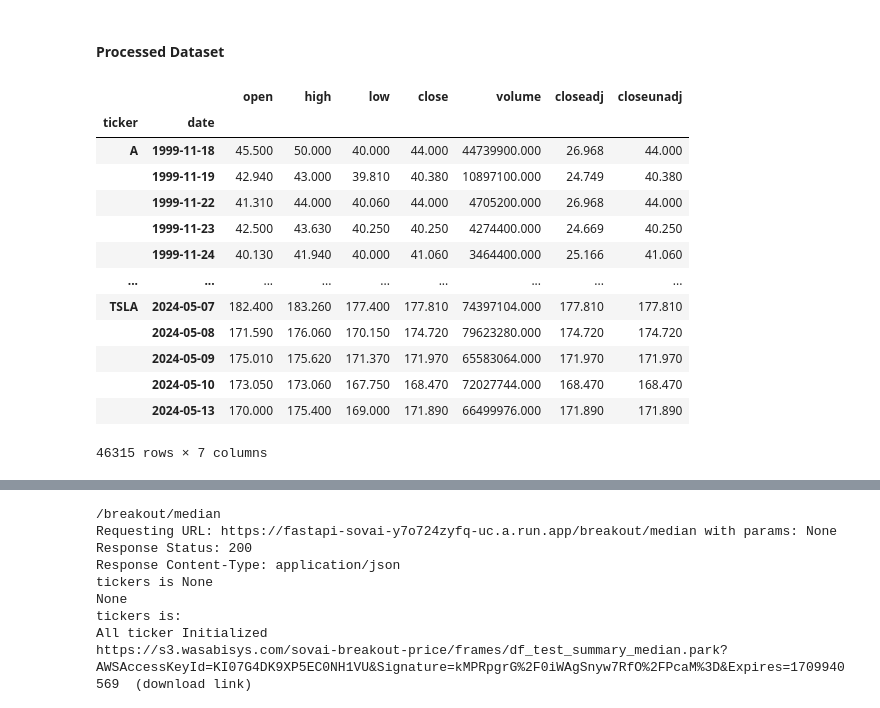
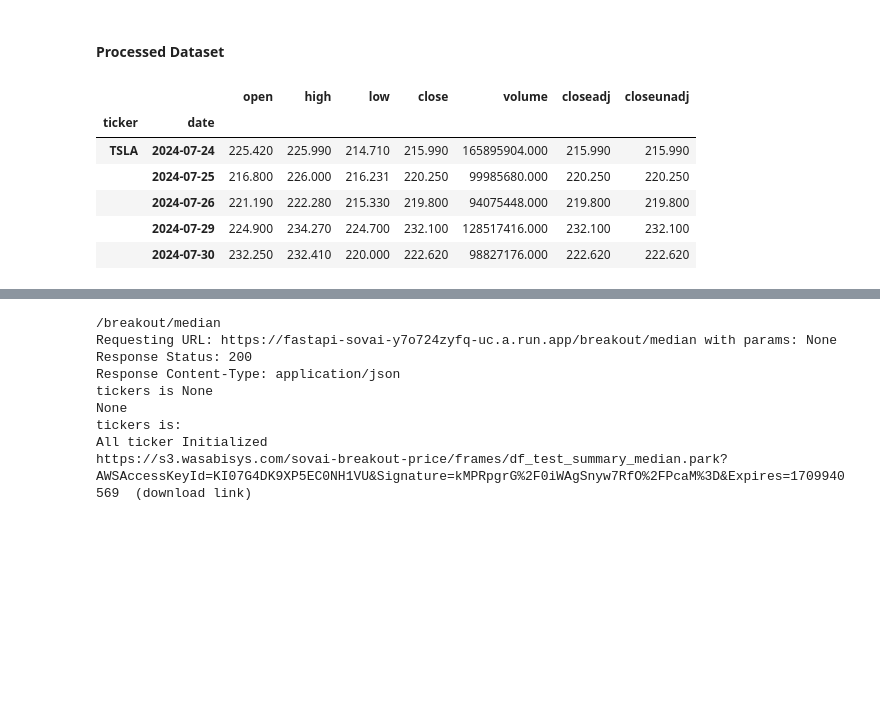
Before and after one commit to souzatharsis/sovai-public, a Jupyter notebook: notebooks/datasets/Pricing and Market Data.ipynb, the cells around one changed output, grey strips where cells are left out. Cells and saved outputs as stored; diff of their text form; code cells hidden in the pictures; blank space fills up the shorter version.

```diff
--- a/notebooks/datasets/Pricing and Market Data.ipynb
+++ b/notebooks/datasets/Pricing and Market Data.ipynb
@@ -109,20 +14,13 @@ def hello_gcs(cloud_event):
 # %%
-df_price
+df_price.tail()
 # %% [output]
 |  |  | open | high | low | close | volume | closeadj | closeunadj |
 | ticker | date |  |  |  |  |  |  |  |
-| A | 1999-11-18 | 45.500 | 50.000 | 40.000 | 44.000 | 44739900.000 | 26.968 | 44.000 |
-|  | 1999-11-19 | 42.940 | 43.000 | 39.810 | 40.380 | 10897100.000 | 24.749 | 40.380 |
-|  | 1999-11-22 | 41.310 | 44.000 | 40.060 | 44.000 | 4705200.000 | 26.968 | 44.000 |
-|  | 1999-11-23 | 42.500 | 43.630 | 40.250 | 40.250 | 4274400.000 | 24.669 | 40.250 |
-|  | 1999-11-24 | 40.130 | 41.940 | 40.000 | 41.060 | 3464400.000 | 25.166 | 41.060 |
-| ... | ... | ... | ... | ... | ... | ... | ... | ... |
-| TSLA | 2024-05-07 | 182.400 | 183.260 | 177.400 | 177.810 | 74397104.000 | 177.810 | 177.810 |
-|  | 2024-05-08 | 171.590 | 176.060 | 170.150 | 174.720 | 79623280.000 | 174.720 | 174.720 |
-|  | 2024-05-09 | 175.010 | 175.620 | 171.370 | 171.970 | 65583064.000 | 171.970 | 171.970 |
-|  | 2024-05-10 | 173.050 | 173.060 | 167.750 | 168.470 | 72027744.000 | 168.470 | 168.470 |
-|  | 2024-05-13 | 170.000 | 175.400 | 169.000 | 171.890 | 66499976.000 | 171.890 | 171.890 |
+| TSLA | 2024-07-24 | 225.420 | 225.990 | 214.710 | 215.990 | 165895904.000 | 215.990 | 215.990 |
+|  | 2024-07-25 | 216.800 | 226.000 | 216.231 | 220.250 | 99985680.000 | 220.250 | 220.250 |
+|  | 2024-07-26 | 221.190 | 222.280 | 215.330 | 219.800 | 94075448.000 | 219.800 | 219.800 |
+|  | 2024-07-29 | 224.900 | 234.270 | 224.700 | 232.100 | 128517416.000 | 232.100 | 232.100 |
+|  | 2024-07-30 | 232.250 | 232.410 | 220.000 | 222.620 | 98827176.000 | 222.620 | 222.620 |
-46315 rows × 7 columns
 # %%
 !pip install polars_talib
 # %% [output]
```
Also changed, not shown: parts of 15 cells of this notebook, 10 other files.
